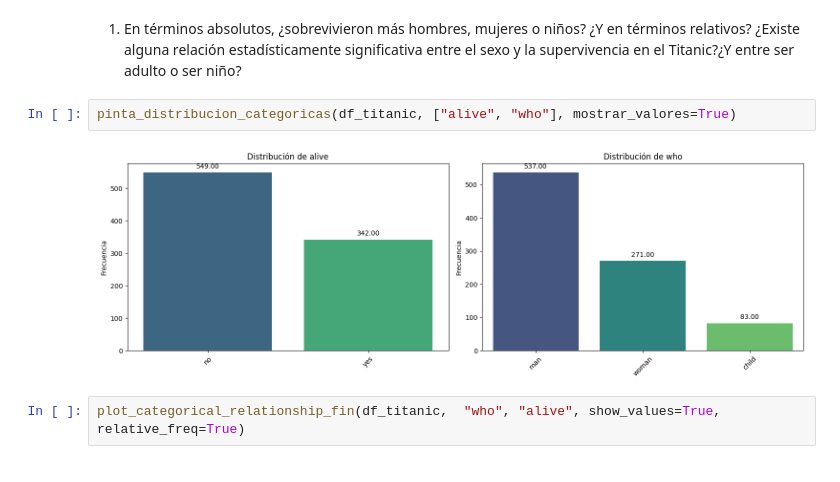
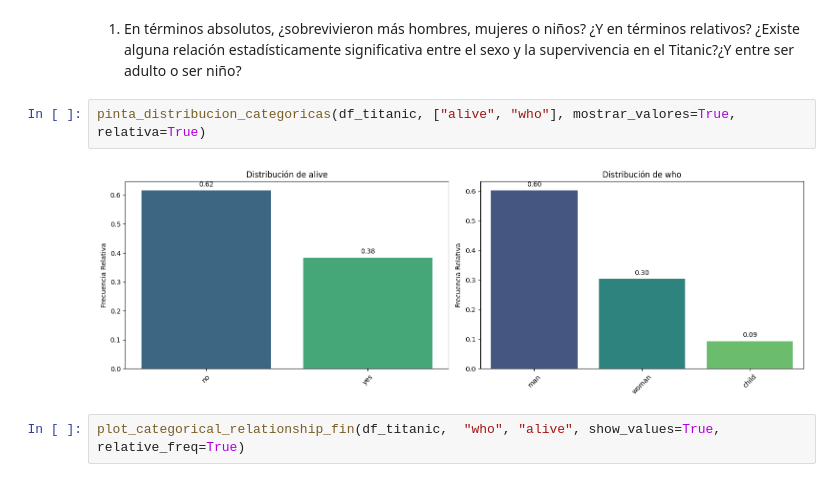
Before and after one commit to DarioRuizGon/ONLINE_DS_THEBRIDGE_DARIO, a Jupyter notebook: Sprint_7/Unidad_2/18_Practica_Obligatoria_Multivariante.ipynb, the cells around one changed output. Cells and saved outputs as stored; diff of their text form.

```diff
--- a/Sprint_7/Unidad_2/18_Practica_Obligatoria_Multivariante.ipynb
+++ b/Sprint_7/Unidad_2/18_Practica_Obligatoria_Multivariante.ipynb
@@ -145,9 +145,9 @@ Realiza los análisis bivariantes o multivariantes que necesites, así como los
 # %% [markdown]
 1. En términos absolutos, ¿sobrevivieron más hombres, mujeres o niños? ¿Y en términos relativos? ¿Existe alguna relación estadísticamente significativa entre el sexo y la supervivencia en el Titanic?¿Y entre ser adulto o ser niño?
 # %%
-pinta_distribucion_categoricas(df_titanic, ["alive", "who"], mostrar_valores=True)
+pinta_distribucion_categoricas(df_titanic, ["alive", "who"], mostrar_valores=True, relativa=True)
 # %% [output]
-[figure, old version]
+[figure, new version]
 # %%
 plot_categorical_relationship_fin(df_titanic,  "who", "alive", show_values=True, relative_freq=True)
 # %% [output]
```
Also changed, not shown: parts of 7 cells of this notebook.
